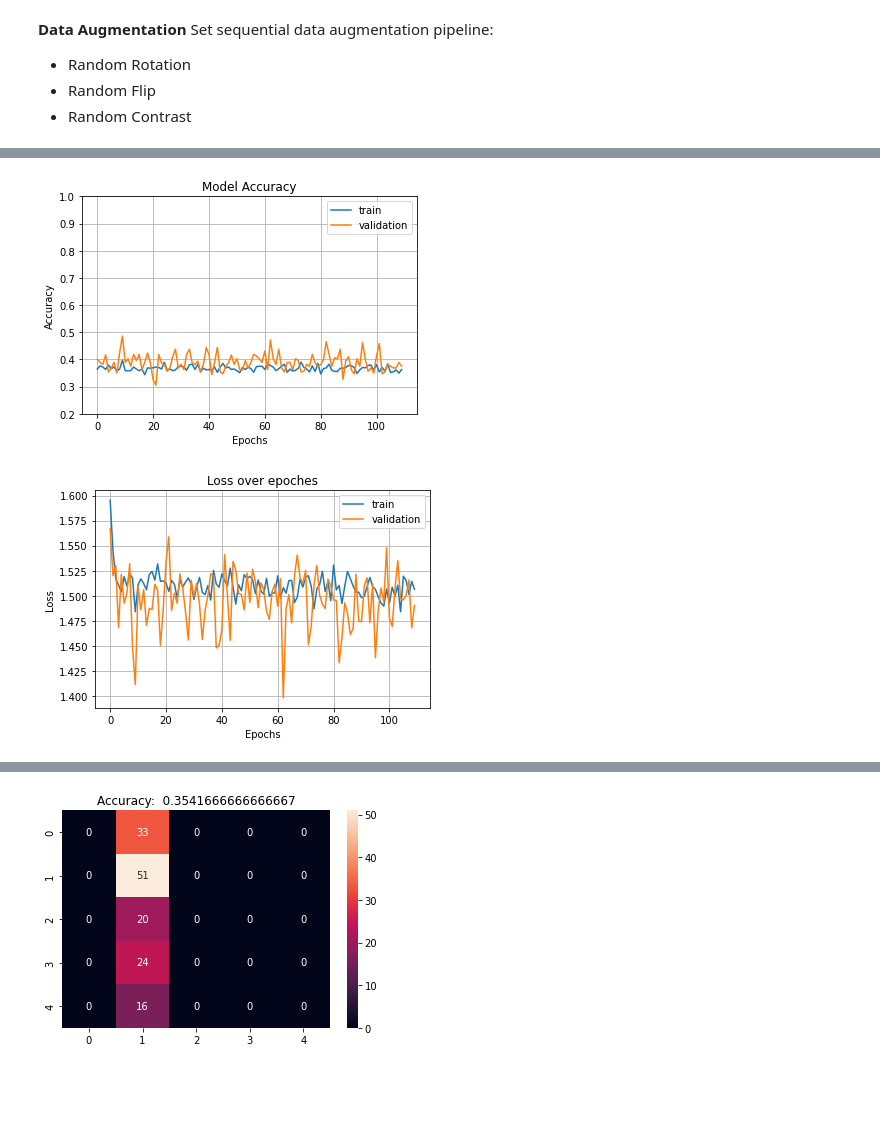
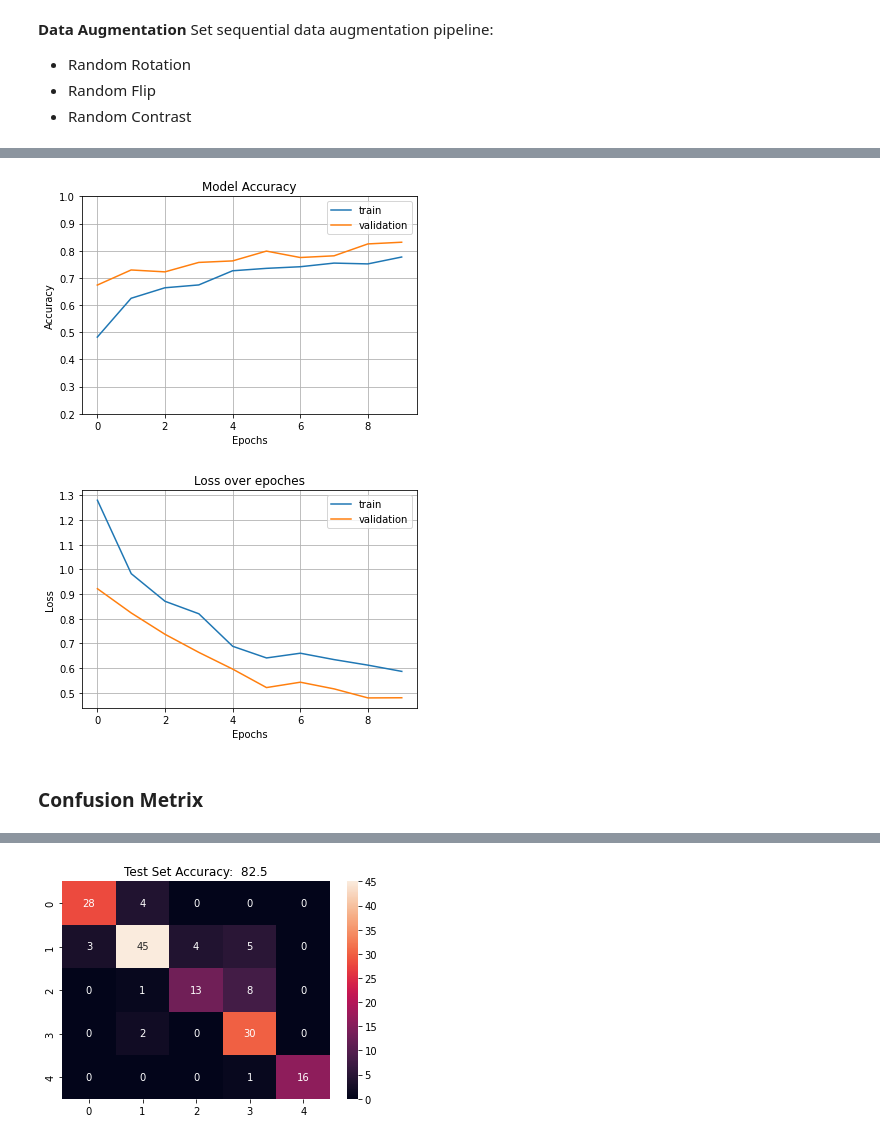
Before and after one commit to KobiAms/FingerprintsQuality, a Jupyter notebook: FP_classification.ipynb, the cells around one changed output, grey strips where cells are left out. Cells and saved outputs as stored; diff of their text form; code cells hidden in the pictures; blank space fills up the shorter version.

Commit message:
Search Base Model

```diff
--- a/FP_classification.ipynb
+++ b/FP_classification.ipynb
@@ -156,10 +143,11 @@ for i in range(len(pretrained_models)):
 # %%
-custom_classifier = Sequential()
-custom_classifier.add(layers.Flatten())
-custom_classifier.add(layers.Dense(512, activation='relu'))
-custom_classifier.add(layers.Dropout(0.4))
-custom_classifier.add(layers.Dense(128, activation='relu'))
-custom_classifier.add(layers.Dropout(0.3))
-custom_classifier.add(layers.Dense(32, activation='relu'))
-# custom_classifier.add(layers.Dropout(0.2))
-custom_classifier.add(layers.Dense(5, activation='softmax'))
+fc_classifier = Sequential()
+fc_classifier.add(layers.Flatten())
+fc_classifier.add(layers.Dense(512, activation='relu'))
+fc_classifier.add(layers.Dropout(0.4))
+# fc_classifier.add(layers.BatchNormalization(axis=-1, momentum=0.99, epsilon=0.001))
+fc_classifier.add(layers.Dense(128, activation='relu'))
+fc_classifier.add(layers.Dropout(0.3))
+fc_classifier.add(layers.Dense(32, activation='relu'))
+fc_classifier.add(layers.Dropout(0.2))
+fc_classifier.add(layers.Dense(5, activation='softmax'))
@@ -288,0 +154,7 @@ history.history
+# %%
+fpq_model.add(fc_classifier)
+fpq_model.build((None, 180, 180, 3))
+fpq_model.summary()
+fpq_model.compile(optimizer=Nadam(lr=0.001),loss='categorical_crossentropy',metrics=['accuracy'])
+
+history = fpq_model.fit(train_dataset, validation_data=val_dataset, epochs=10)
@@ -289,9 +197,8 @@ history.history
 # %%
-
-acc_history = [*best_model_history.history['accuracy'], *history.history['accuracy']]
-val_acc_history = [*best_model_history.history['val_accuracy'], *history.history['val_accuracy']]
-loss_history = [*best_model_history.history['loss'], *history.history['loss']]
-val_loss_history = [*best_model_history.history['val_loss'], *history.history['val_loss']]
+acc_history = history.history['accuracy']
+val_acc_history = history.history['val_accuracy']
+loss_history = history.history['loss']
+val_loss_history = history.history['val_loss']
 
 fig1 = plt.gcf()
 plt.plot(acc_history)
@@ -307,7 +214,6 @@ plt.show()
 fig1 = plt.gcf()
 plt.plot(loss_history)
 plt.plot(val_loss_history)
-# plt.axis(ymin=0.2,ymax=1)
 plt.grid()
 plt.title('Loss over epoches')
 plt.ylabel('Loss')
@@ -315,26 +221,26 @@ plt.xlabel('Epochs')
 plt.legend(['train', 'validation'])
 plt.show()
 # %% [output]
-[figure, old version]
+[figure, new version]
-[figure, old version]
+[figure, new version]
+# %% [markdown]
+### Confusion Metrix ###
 # %%
 
 y_test = []
 y_predict = []
 
 for images, labels in test_dataset:
-    tmp_predict = best_pre_model.predict(images)
+    tmp_predict = fpq_model.predict(images)
     tmp_true_max = np.argmax(labels.numpy(), axis=1).astype(np.uint8)
     tmp_pred_max = np.argmax(tmp_predict, axis=1).astype(np.uint8)
-    for y in tmp_true_max:
-        y_test.append(y)
-    for y in tmp_pred_max:
-        y_predict.append(y)
+    y_test = [*y_test, *tmp_true_max]
+    y_predict = [*y_predict, *tmp_pred_max]
 
 
 cm = confusion_mtrx(y_test, y_predict)
 sn.heatmap(cm ,annot = True)
 acc = (np.array(y_test) == np.array(y_predict)).sum()/len(y_test)
-plt.title("Accuracy:  "+str(acc))
+plt.title("Test Set Accuracy:  "+str(round(acc*100, 2)))
 plt.show()
 # %% [output]
@@ -343 +248 @@ plt.show()
-[figure, old version]
+[figure, new version]
```
Also changed, not shown: parts of 13 cells of this notebook, 1 other file.
